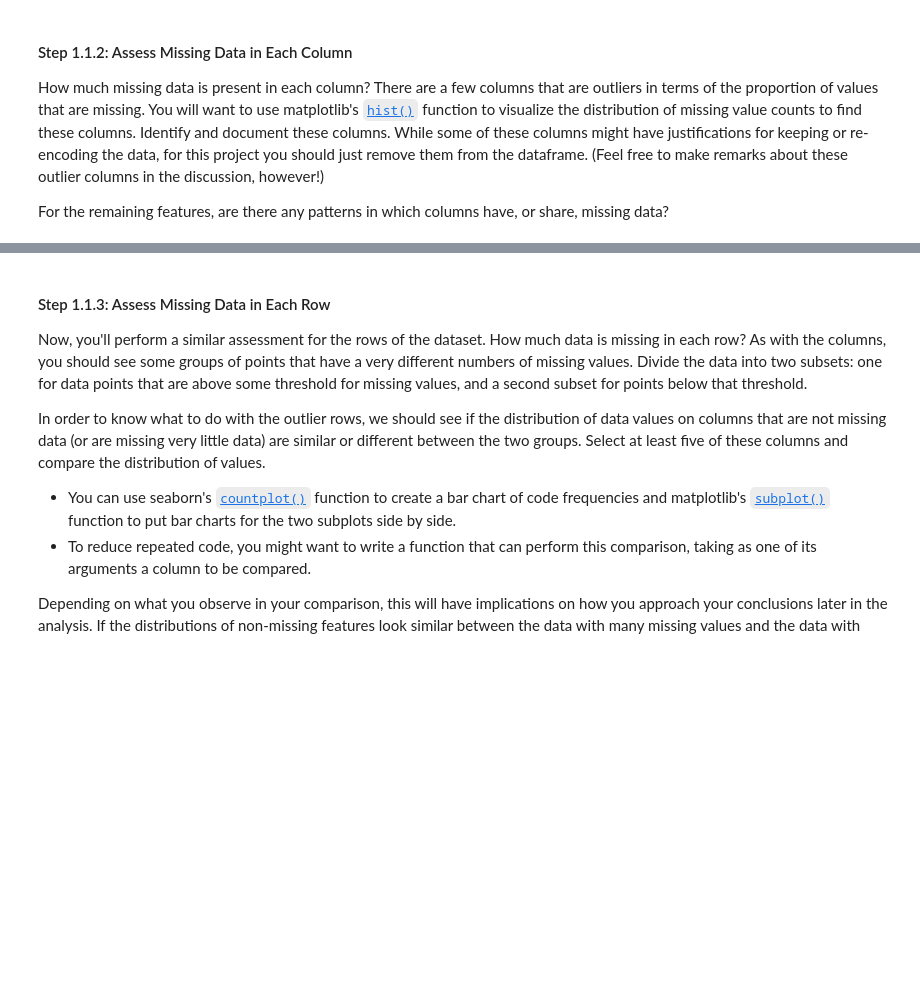
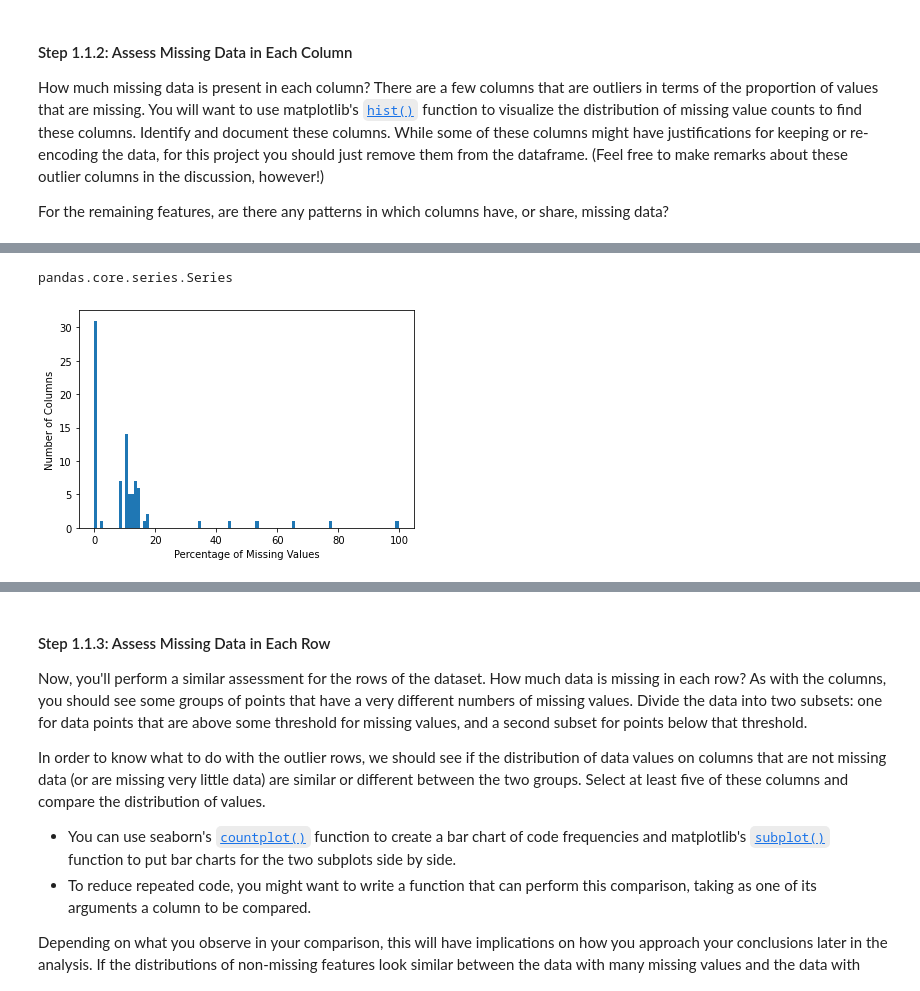
Before and after one commit to jungbuck1/Creating-Customer-Segments, a Jupyter notebook: Identify_Customer_Segments-Copy1.ipynb, the cells around one changed output, grey strips where cells are left out. Cells and saved outputs as stored; diff of their text form; code cells hidden in the pictures; blank space fills up the shorter version.

```diff
--- a/Identify_Customer_Segments-Copy1.ipynb
+++ b/Identify_Customer_Segments-Copy1.ipynb
@@ -185,3 +206,4 @@ For the remaining features, are there any patterns in which columns have, or sha
 # %%
 # Perform an assessment of how much missing data there is in each column of the
 # dataset.
+percent_null_per_column = (azdias_clean.isnull().sum()/len(azdias_clean))*100
@@ -188,2 +221,14 @@ For the remaining features, are there any patterns in which columns have, or sha
+# %%
+type(percent_null_per_column)
+# %% [output]
+pandas.core.series.Series
+# %%
+# Investigate patterns in the amount of missing data in each column.
+plt.hist(percent_null_per_column, bins=100)
+plt.ylabel('Number of Columns')
+plt.xlabel('Percentage of Missing Values')
+plt.show();
+# %% [output]
+[figure, added]
 # %%
 # Investigate patterns in the amount of missing data in each column.
```
Also changed, not shown: parts of 48 cells of this notebook.
